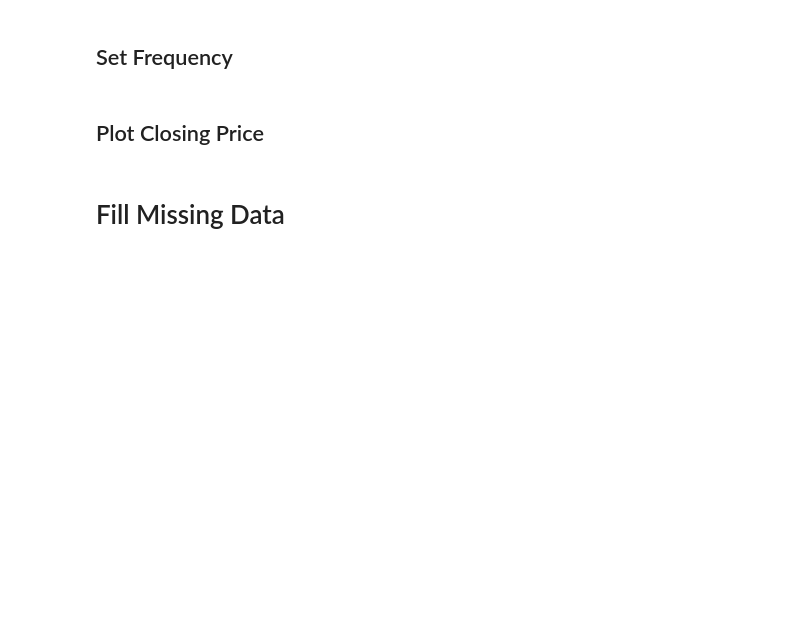
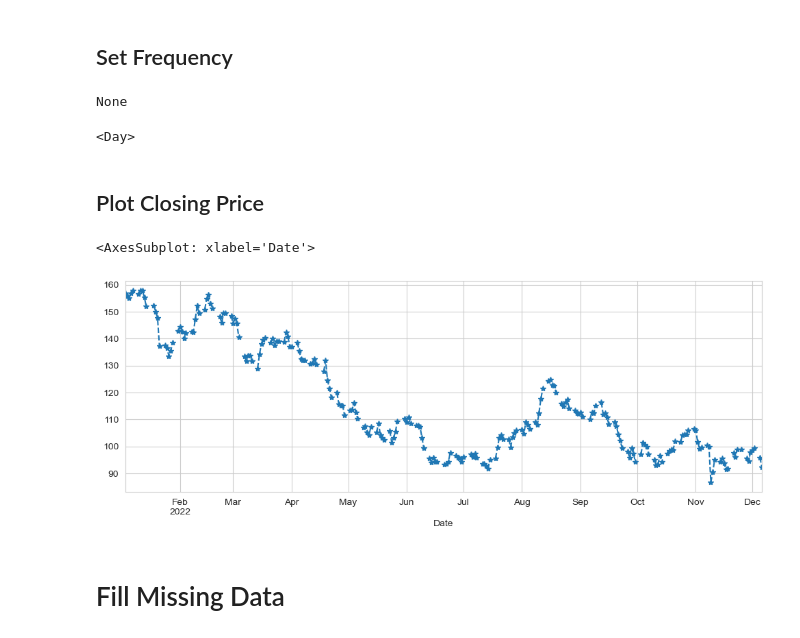
Before and after one commit to iiiirene-529/eods-f22, a Jupyter notebook: weekly_quiz/Week_12_Quiz-UNI.ipynb, the cells around one changed output. Drawn from its saved outputs; the diff is of its cells as text; code cells hidden in the pictures; blank space fills up the shorter version.

```diff
--- a/weekly_quiz/Week_12_Quiz-UNI.ipynb
+++ b/weekly_quiz/Week_12_Quiz-UNI.ipynb
@@ -40,7 +40,7 @@ sns.set_style('whitegrid')
 #   while the package name when importing is 'pandas_datareader' with an underscore.
 
 # From 'pandas_datareader' import the 'data' module
-____
+from pandas_datareader import data
 
 # We're going to load daily stock price information for Disney which has the ticker symbol 'DIS'.
 # We only look at stock prices for the year 2022.
@@ -53,7 +53,8 @@ ____
 #    data_source='yahoo'
 # The data-structure returned by DataReader is a dataframe.
 # Store this result as df
-____
+df = data.DataReader('DIS',start='1/1/2022', end='12/31/2022', data_source='yahoo')
+
 
 # Print .info() for df and note the range of the index
-____
+df.info()
@@ -64,24 +79,32 @@ ____
 # To check this, we can look at the .freq attribute of the index
 
 print(df.index.freq)
+# %% [output]
+None
 # %%
 # While the original data is by business day, with missing holidays,
 #  we're going to set the frequency to "Day" to practice filling missing data.
 # Use the .resample() and .asfreq() functions, with frequency string 'D'.
 # Store the resulting dataframe as df_D.
-____
+df_D = df.resample('D').asfreq()
 
 # Print the .freq of the index of df_D to check that it has the correct frequency (<Day>)
-____
+print(df_D.index.freq)
+# %% [output]
+<Day>
 # %% [markdown]
 ## Plot Closing Price
 # %%
 # The Closing price of a stock is the price of that stock at the close of the trading day.
 # The Adjusted Closing price factors in things such as dividends and stock splits.
 # For this period, these prices are the same, so we'll just use Close.
 
 # Generate a lineplot of the daily Close column of df_D in a figure of size (12,4)
-____
+fig,ax = plt.subplots(1,1,figsize=(12,4))
+df_D.Close.plot(style = '--', marker = '*', ax = ax)
+# %% [output]
+<AxesSubplot: xlabel='Date'>
+[figure, added]
 # %% [markdown]
 # Fill Missing Data
 # %%
```
Also changed, not shown: parts of 9 cells of this notebook.
